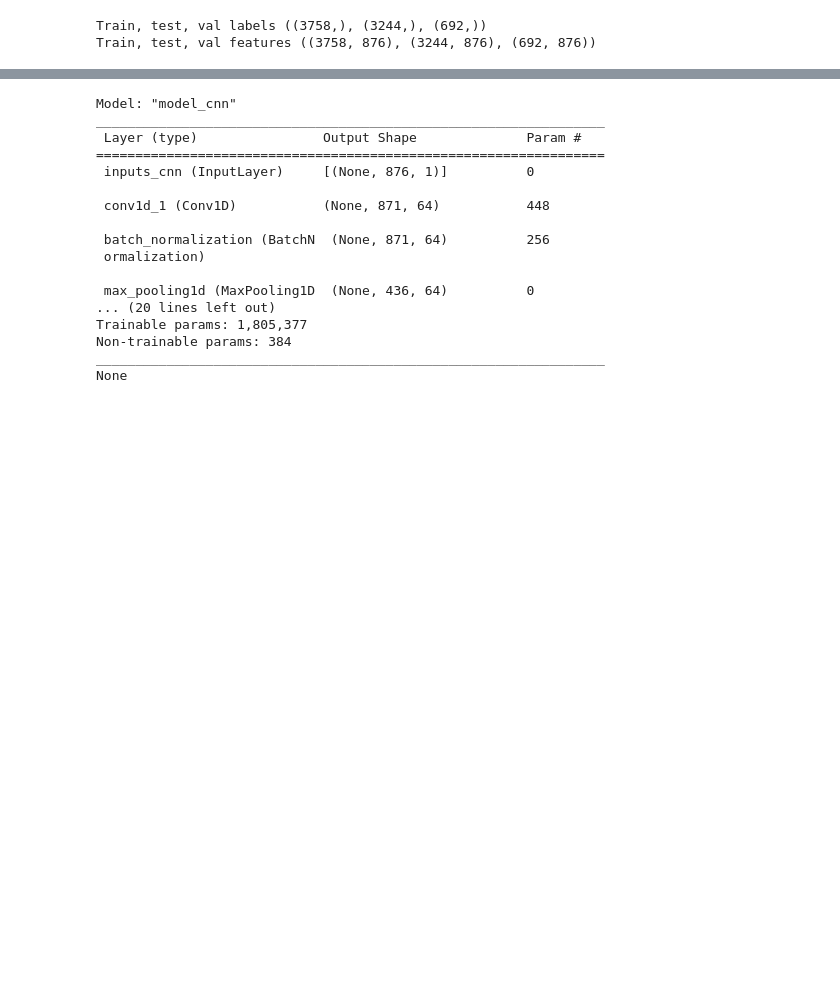
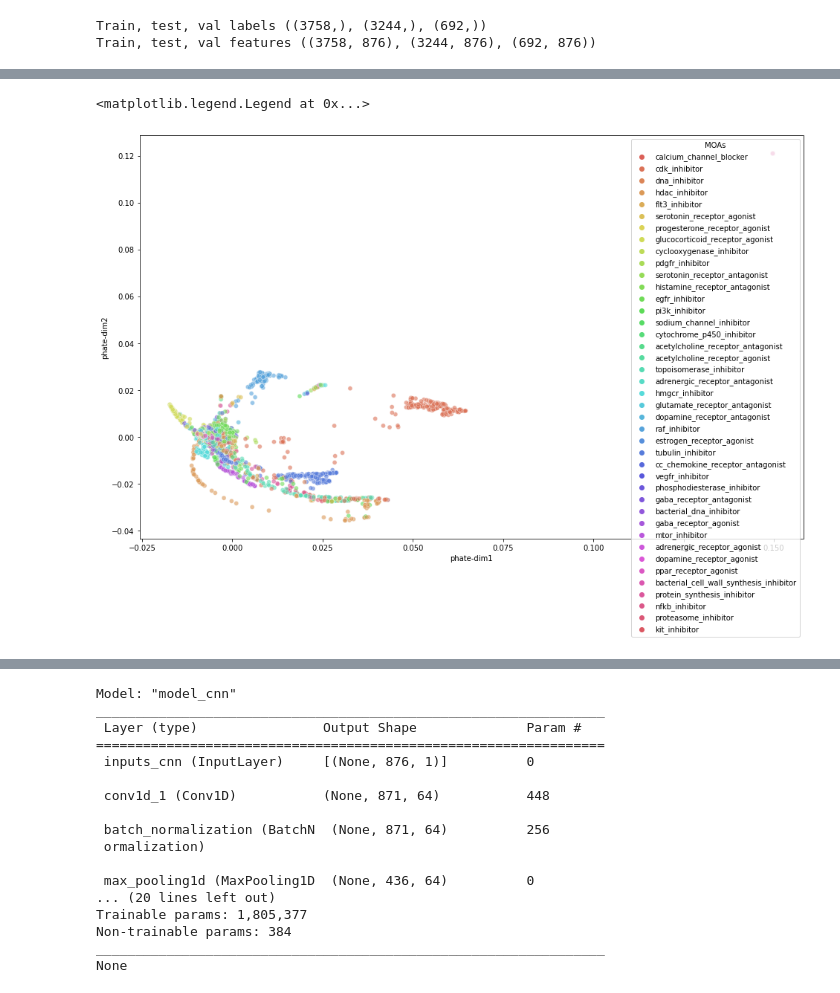
Before and after one commit to maestapereira/2021f_genomics_project, a Jupyter notebook: SandraWorkNotebook.ipynb, the cells around one changed output, grey strips where cells are left out. Saved outputs shown, nothing was run; the diff lists cells and outputs as text; code cells hidden in the pictures; blank space fills up the shorter version.

```diff
--- a/SandraWorkNotebook.ipynb
+++ b/SandraWorkNotebook.ipynb
@@ -264,0 +208,4 @@ StratifiedShuffleSplit(n_splits=1, random_state=42, test_size=0.7,
+# %%
+# these are our labels
+moa_label_names = pd.Series(list(n_moa_labels.drop(columns=['id', 'dtype']).columns))
+moa_label_names.values
@@ -410,0 +258,11 @@ Train, test, val features ((3758, 876), (3244, 876), (692, 876))
+# %%
+# nnptrain_features, nnptest_features, nnpval_features = split_features_train_test_val(df_feat.dropna(), in_numpy=True)
+npgene_exp_feat = get_gene_exp_features(n_moa_feature, in_numpy=True)
+# get ordinal labels
+ordinal_labels = get_labels_ordinal(n_moa_labels)
+# get moas of ordinal labels
+name_labels = list(moa_label_names[ordinal_labels.astype(int)].values)
+# %%
+# https://www.nature.com/articles/s41587-019-0336-3
+phate_op = phate.PHATE()
+data_phate = phate_op.fit_transform(npgene_exp_feat)
@@ -410,0 +287,19 @@ Train, test, val features ((3758, 876), (3244, 876), (692, 876))
+# %%
+phate_df = pd.DataFrame()
+phate_df['MOAs'] = list(moa_label_names[ordinal_labels.astype(int)].values)
+phate_df['phate-dim1'] = data_phate[:,0]
+phate_df['phate-dim2'] = data_phate[:,1]
+
+plt.figure(figsize=(16,10))
+plot_phate1 = sns.scatterplot(
+    x="phate-dim1", y="phate-dim2",
+    hue="MOAs",
+    palette=sns.color_palette("hls", np.unique(train_labels)[-1]+1),
+    data=phate_df,
+    legend="full",
+    alpha=0.6
+)
+plot_tsne.legend(loc='center left', bbox_to_anchor=(1.6, 0.5), ncol=1)
+# %% [output]
+<matplotlib.legend.Legend at 0x...>
+[figure, added]
```
Also changed, not shown: parts of 66 cells of this notebook.
